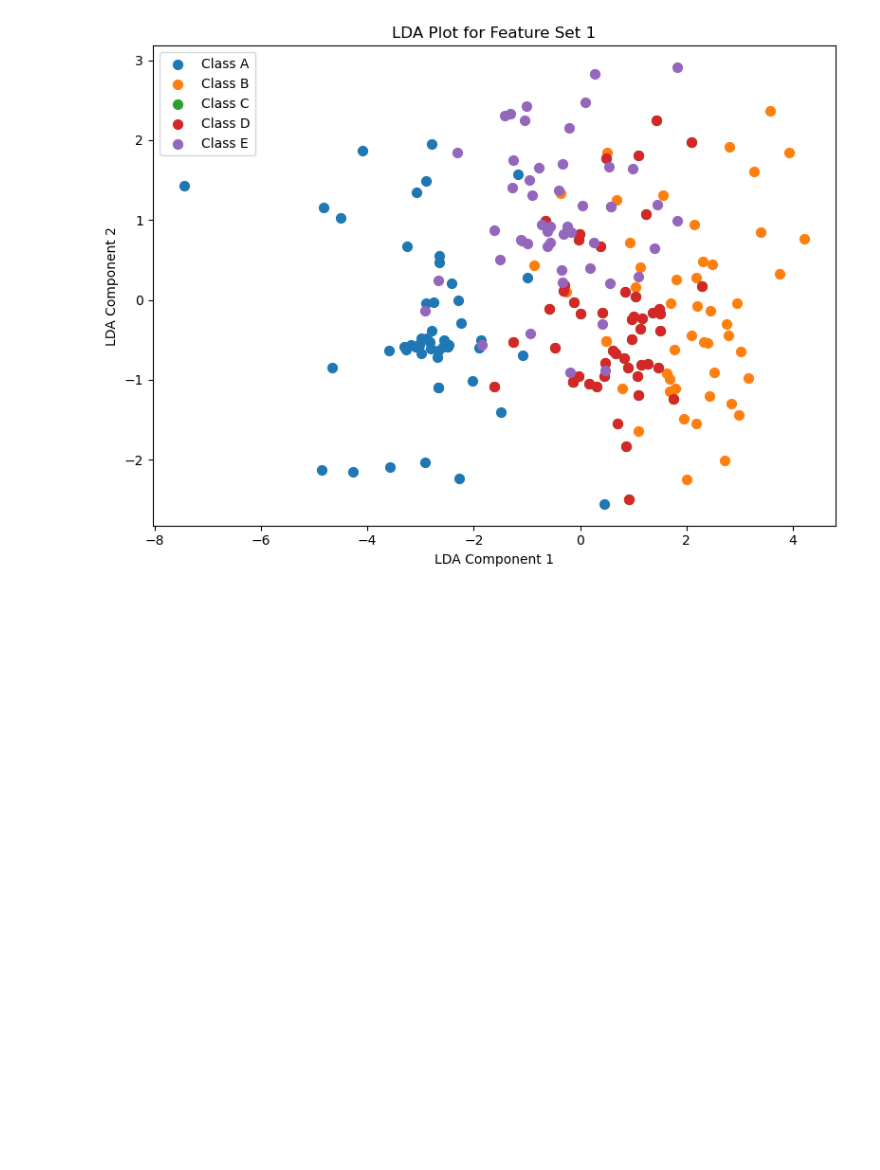
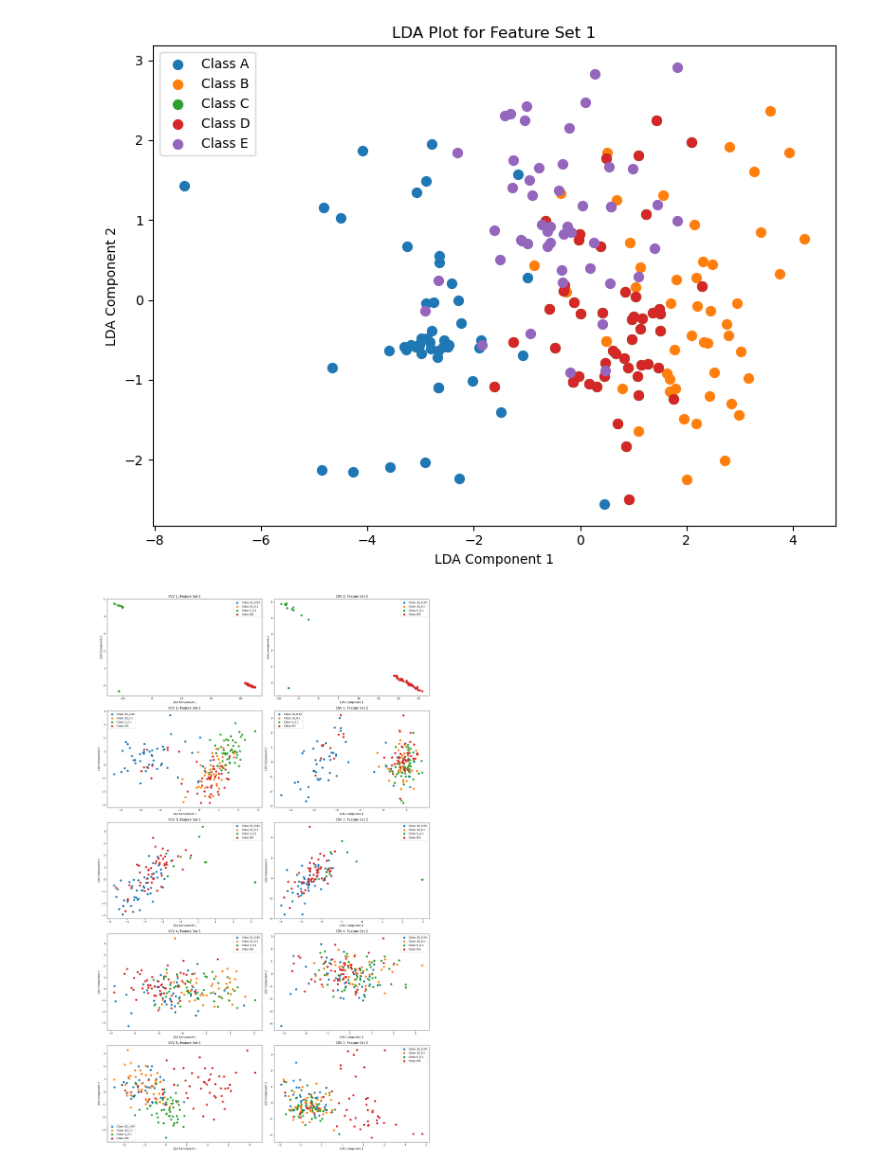
Before and after one commit to RaginiMehta/Printer_attack, a Jupyter notebook: feature_plot.ipynb, the cells around one changed output. Drawn from its saved outputs; the diff is of its cells as text; code cells hidden in the pictures; blank space fills up the shorter version.

Commit message:
LDA attcaked plots done, README updates

```diff
--- a/feature_plot.ipynb
+++ b/feature_plot.ipynb
@@ -272,3 +307,88 @@ plt.savefig('dft_lda_plot.png', dpi=300)
 plt.show()
 # %% [output]
 [figure]
+# %%
+import pandas as pd
+import numpy as np
+import matplotlib.pyplot as plt
+from sklearn.discriminant_analysis import LinearDiscriminantAnalysis as LDA
+from sklearn.preprocessing import StandardScaler
+
+# Define the file paths for your data (adjust paths as necessary)
+data_paths = ["dist_attacked_csvs/attack_file_1.csv",
+              "dist_attacked_csvs/attack_file_2.csv",
+              "dist_attacked_csvs/attack_file_4.csv",
+              "dist_attacked_csvs/attack_file_5.csv",
+              "dist_attacked_csvs/attack_file_6.csv"]
+
+labels_path = "dist_attacked_csvs/labels_lda.csv"  # This is the common label CSV for all data
+
+# Load the label data CSV
+labels = pd.read_csv(labels_path).values.flatten()  # Flatten to make it a 1D array
+
+# Ensure the labels and features have matching row counts
+for data_path in data_paths:
+    data = pd.read_csv(data_path, header=None)
+    if len(labels) != len(data):
+        raise ValueError(f"Labels and data in {data_path} don't have matching row counts.")
+
+# Step 2: Define the feature sets to plot
+feature_sets = [
+    list(range(0, 37)),     # All features
+    list(range(0, 22))      # GLCM
+    # list(range(23, 37))   # DFT (if needed, you can uncomment this)
+]
+
+# Calculate the grid size dynamically based on the number of CSV files and feature sets
+n_rows = len(data_paths)  # Number of rows = number of CSV files
+n_cols = len(feature_sets)  # Number of columns = number of feature sets
+
+# Step 3: Create a grid of subplots (for n_rows CSVs and n_cols feature sets)
+fig, axes = plt.subplots(nrows=n_rows, ncols=n_cols, figsize=(18, 6 * n_rows))
+
+# If there's only one row or column, axes won't be an array, so we need to handle that
+if n_rows == 1:  # Only one CSV
+    axes = np.expand_dims(axes, axis=0)
+elif n_cols == 1:  # Only one feature set
+    axes = np.expand_dims(axes, axis=1)
+
+# Step 4: Loop through each CSV and each feature set, apply LDA, and plot
+for i, data_path in enumerate(data_paths):
+    data = pd.read_csv(data_path, header=None)
+
+    # Standardize the features
+    scaler = StandardScaler()
+    scaled_data = scaler.fit_transform(data)
+
+    for j, feature_set in enumerate(feature_sets):
+        # Extract the relevant features from the data
+        selected_features = scaled_data[:, feature_set]
+
+        # Apply LDA
+        lda = LDA(n_components=2)  # Reduce to 2 components for easy visualization
+        lda_result = lda.fit_transform(selected_features, labels)
+
+        # Plot the results for this feature set
+        ax = axes[i, j]  # Get the appropriate subplot in the grid
+        for class_label in np.unique(labels):
+            ax.scatter(lda_result[labels == class_label, 0], lda_result[labels == class_label, 1],
+                       label=f'Class {class_label}', s=50)
+
+        # Add title and labels to each subplot
+        ax.set_title(f"CSV {i+1}, Feature Set {j+1}")
+        ax.set_xlabel("LDA Component 1")
+        ax.set_ylabel("LDA Component 2")
+        ax.legend()
+
+# Adjust the layout to prevent overlapping labels and titles
+plt.tight_layout()
+
+# Step 5: Save the entire figure (grid of plots) as an image
+plt.savefig('lda_grid_plot.png', dpi=300)  # Save the figure to a PNG image with high DPI
+
+# Show the plot in the notebook (optional)
+plt.show()
+
+print("Saved the grid of LDA plots as lda_grid_plot.png")
+# %% [output]
+[figure, added]
```
Also changed, not shown: parts of 4 cells of this notebook, 6 other files.
